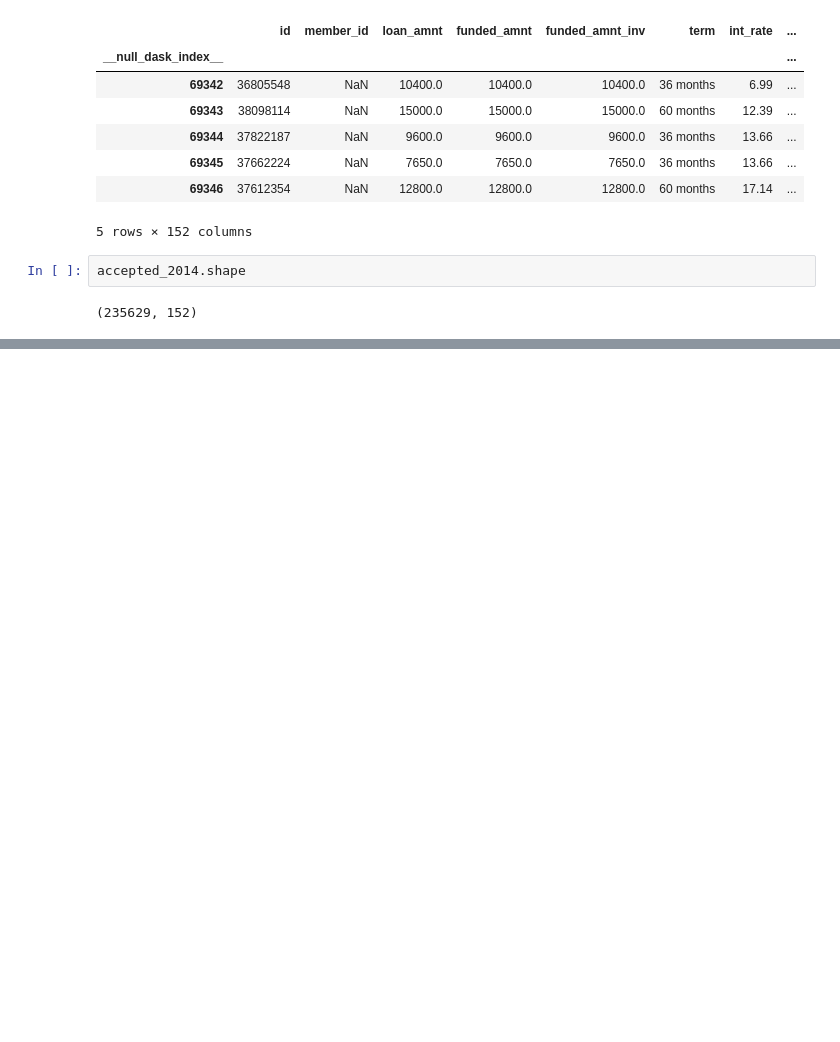
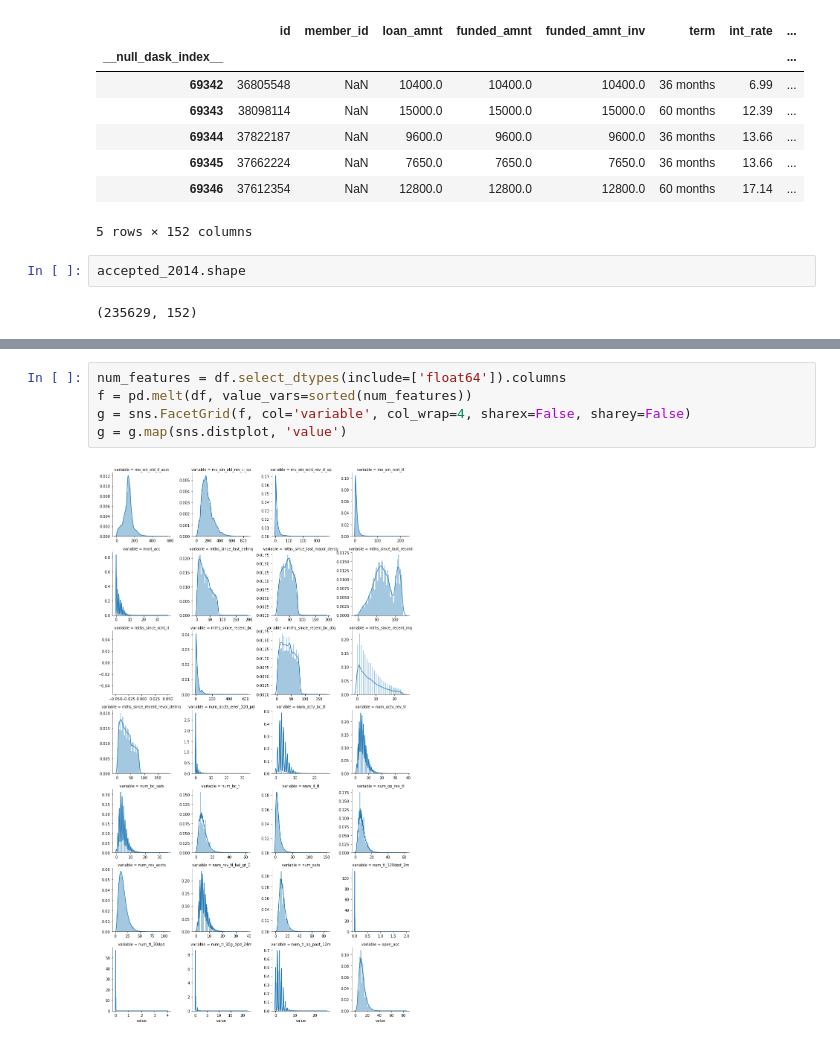
Before and after one commit to DPWasserman/lending-club, a Jupyter notebook: EDA/Eugene_EDA.ipynb, the cells around one changed output, grey strips where cells are left out. Drawn from its saved outputs; the diff is of its cells as text; blank space fills up the shorter version.

```diff
--- a/EDA/Eugene_EDA.ipynb
+++ b/EDA/Eugene_EDA.ipynb
@@ -65,0 +76,7 @@ df
+# %%
+num_features = df.select_dtypes(include=['float64']).columns
+f = pd.melt(df, value_vars=sorted(num_features))
+g = sns.FacetGrid(f, col='variable', col_wrap=4, sharex=False, sharey=False)
+g = g.map(sns.distplot, 'value')
+# %% [output]
+[figure, added]
```
Also changed, not shown: parts of 6 cells of this notebook.
